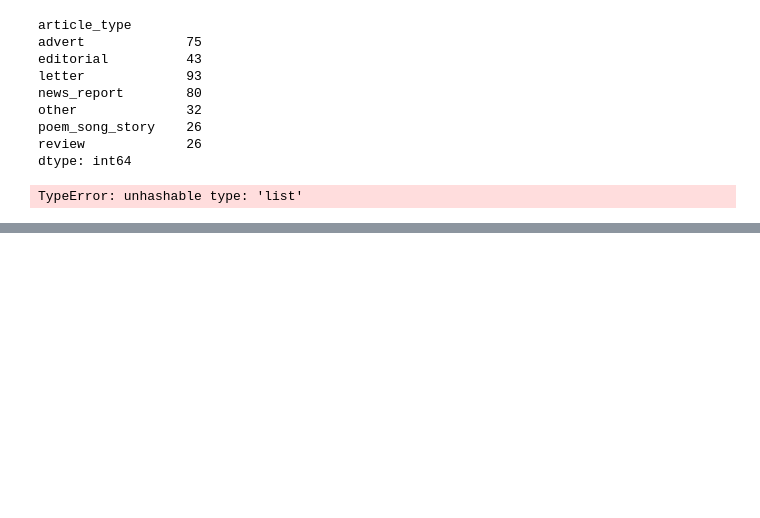
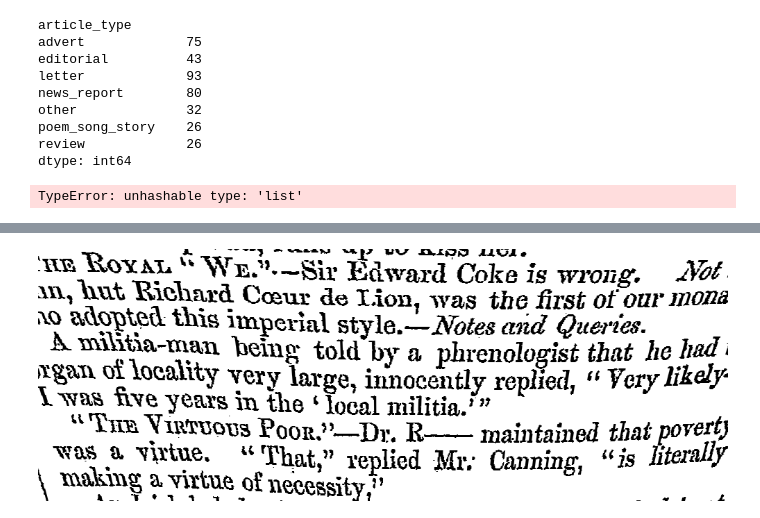
Before and after one commit to JonnoB/reading_the_unreadable, a Jupyter notebook: scrapbook.ipynb, the cells around one changed output, grey strips where cells are left out. Drawn from its saved outputs; the diff is of its cells as text; code cells hidden in the pictures; blank space fills up the shorter version.

```diff
--- a/scrapbook.ipynb
+++ b/scrapbook.ipynb
@@ -572,0 +841,4 @@ TypeError: unhashable type: 'list'
+# %%
+corrected_pil
+# %% [output]
+[figure, added]
```
Also changed, not shown: parts of 8 cells of this notebook, 7 other files.
